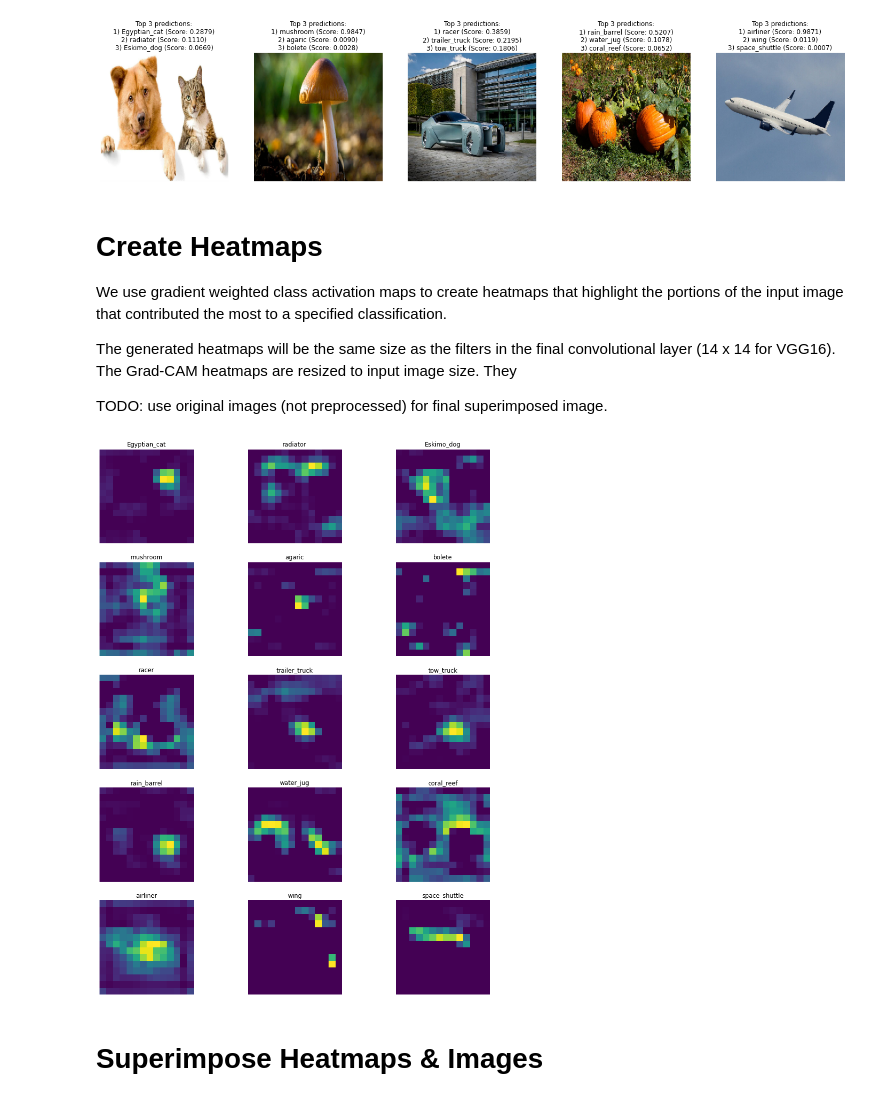
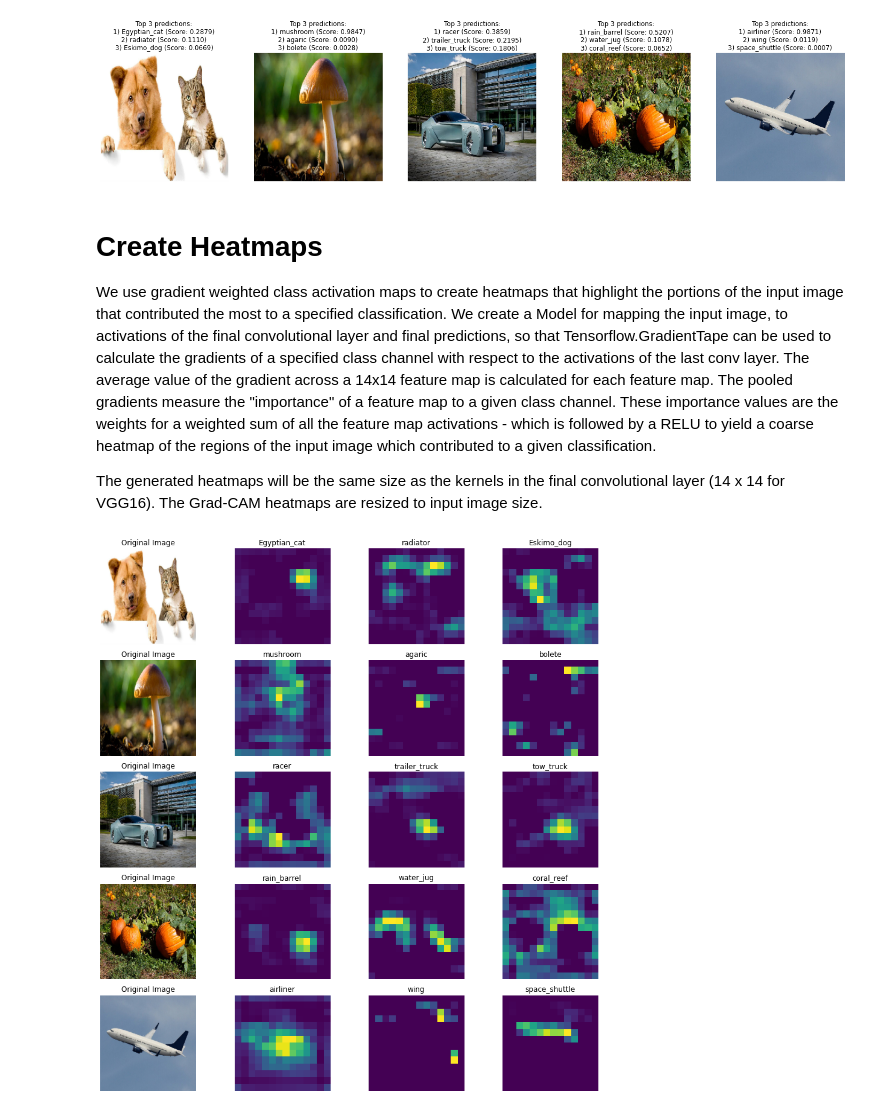
Before and after one commit to geoffcorvera/deeplearning-spring2021, a Jupyter notebook: Grad_CAM.ipynb, the cells around one changed output. Drawn from its saved outputs; the diff is of its cells as text; code cells hidden in the pictures.

```diff
--- a/Grad_CAM.ipynb
+++ b/Grad_CAM.ipynb
@@ -57,11 +57,9 @@ plt.show()
 [figure]
 # %% [markdown]
 # Create Heatmaps
-We use gradient weighted class activation maps to create heatmaps that highlight the portions of the input image that contributed the most to a specified classification.
+We use gradient weighted class activation maps to create heatmaps that highlight the portions of the input image that contributed the most to a specified classification. We create a Model for mapping the input image, to activations of the final convolutional layer and final predictions, so that Tensorflow.GradientTape can be used to calculate the gradients of a specified class channel with respect to the activations of the last conv layer. The average value of the gradient across a 14x14 feature map is calculated for each feature map. The pooled gradients measure the "importance" of a feature map to a given class channel. These importance values are the weights for a weighted sum of all the feature map activations - which is followed by a RELU to yield a coarse heatmap of the regions of the input image which contributed to a given classification.
 
-The generated heatmaps will be the same size as the filters in the final convolutional layer (14 x 14 for VGG16). The Grad-CAM heatmaps are resized to input image size. They
-
-TODO: use original images (not preprocessed) for final superimposed image.
+The generated heatmaps will be the same size as the kernels in the final convolutional layer (14 x 14 for VGG16). The Grad-CAM heatmaps are resized to input image size.
 # %%
 # From Stack Overflow post: https://stackoverflow.com/questions/58322147/how-to-generate-cnn-heatmaps-using-built-in-keras-in-tf2-0-tf-keras
 def grad_cam(image, model, last_conv_name, score_to_match=None):
@@ -103,18 +101,17 @@ all_heatmaps = []
 for img, top3 in zip(preprocessed_imgs, top3_preds):
   all_heatmaps.append([(desc, grad_cam(img, model, last_conv_name, score)) for desc, score in top3])
 # %%
-fig, axs = plt.subplots(n_images, 3, figsize=(15,20))
-for row, maps in zip(axs, all_heatmaps):
-  for ax, (desc, map) in zip(row, maps):
+fig, axs = plt.subplots(n_images, 4, figsize=(13,13))
+for row, im, maps in zip(axs, preprocessed_imgs, all_heatmaps):
+  for ax, (desc, mat) in zip(row, [('Original Image' ,im[0])] + maps):
     ax.set_title(desc)
     ax.axis('off')
-    ax.imshow(map)
+    ax.imshow(mat)
 
+fig.tight_layout()
 plt.show()
 # %% [output]
-[figure, old version]
+[figure, new version]
-# %% [markdown]
-# Superimpose Heatmaps & Images
 # %%
 def resize_and_rescale_intensities(matrix, shape):
   # Add 'batch' and 'channels' dimensions
```
Also changed, not shown: parts of 4 cells of this notebook.
